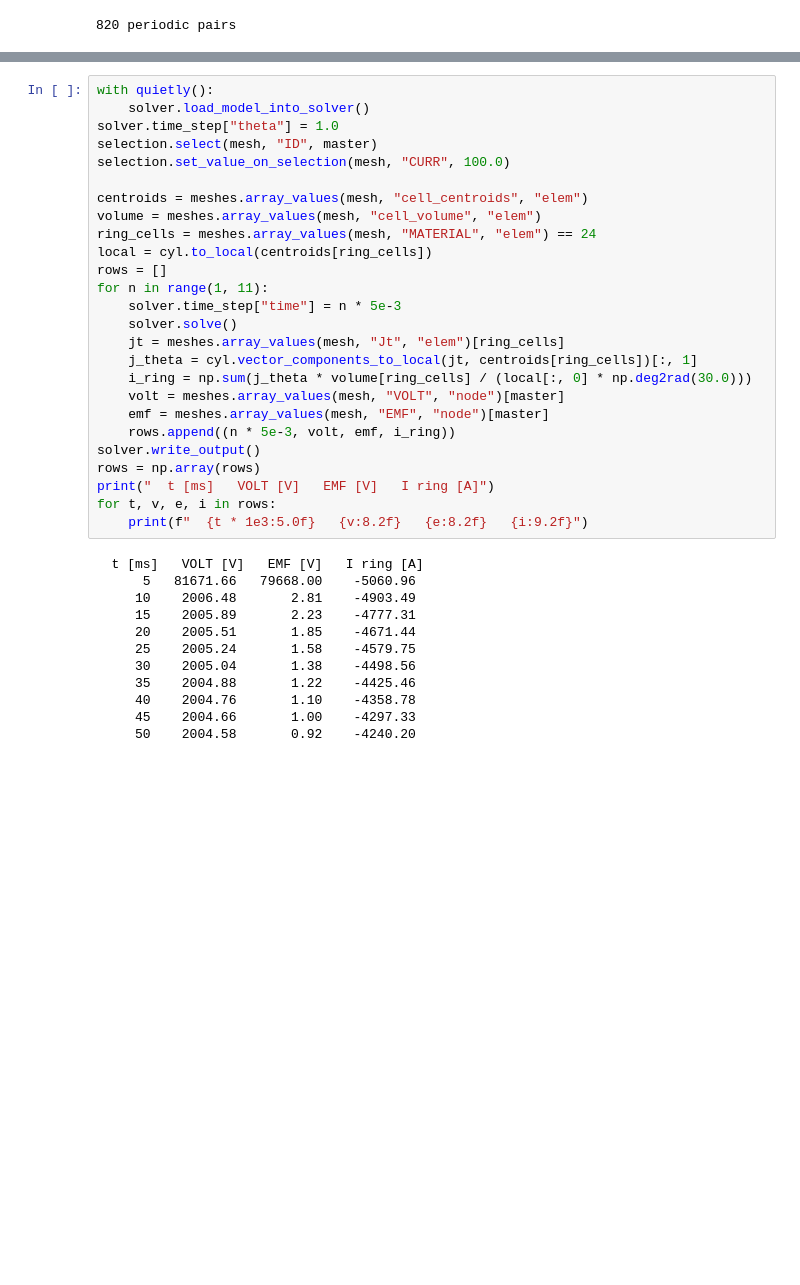
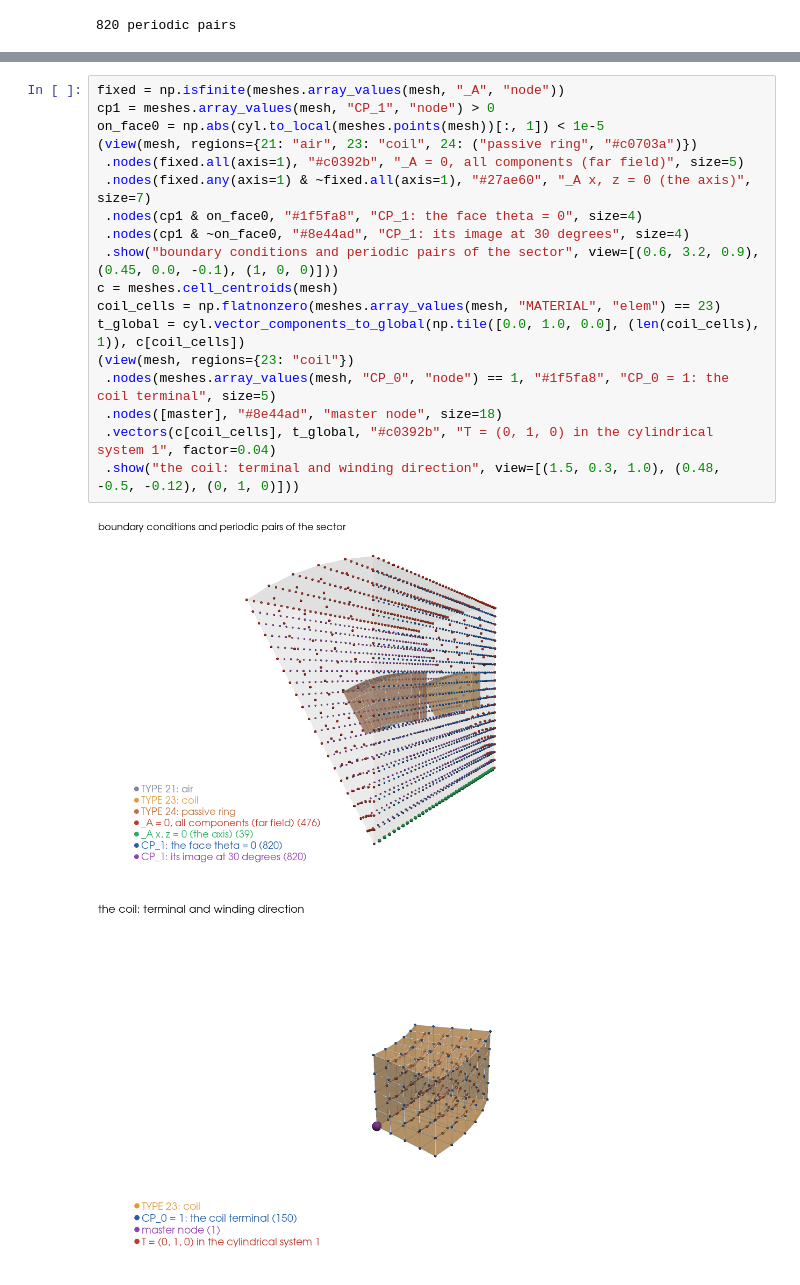
Before and after one commit to AlbertoBittes/pyTEC3D, a Jupyter notebook: docs/tutorials/tutorial_coil_3d_sector.ipynb, the cells around one changed output, grey strips where cells are left out. Cells and saved outputs as stored; diff of their text form; blank space fills up the shorter version.

```diff
--- a/docs/tutorials/tutorial_coil_3d_sector.ipynb
+++ b/docs/tutorials/tutorial_coil_3d_sector.ipynb
@@ -111,39 +111,22 @@ the 30 degrees).
 # %%
-with quietly():
-    solver.load_model_into_solver()
-solver.time_step["theta"] = 1.0
-selection.select(mesh, "ID", master)
-selection.set_value_on_selection(mesh, "CURR", 100.0)
-
-centroids = meshes.array_values(mesh, "cell_centroids", "elem")
-volume = meshes.array_values(mesh, "cell_volume", "elem")
-ring_cells = meshes.array_values(mesh, "MATERIAL", "elem") == 24
-local = cyl.to_local(centroids[ring_cells])
-rows = []
-for n in range(1, 11):
-    solver.time_step["time"] = n * 5e-3
-    solver.solve()
-    jt = meshes.array_values(mesh, "Jt", "elem")[ring_cells]
-    j_theta = cyl.vector_components_to_local(jt, centroids[ring_cells])[:, 1]
-    i_ring = np.sum(j_theta * volume[ring_cells] / (local[:, 0] * np.deg2rad(30.0)))
-    volt = meshes.array_values(mesh, "VOLT", "node")[master]
-    emf = meshes.array_values(mesh, "EMF", "node")[master]
-    rows.append((n * 5e-3, volt, emf, i_ring))
-solver.write_output()
-rows = np.array(rows)
-print("  t [ms]   VOLT [V]   EMF [V]   I ring [A]")
-for t, v, e, i in rows:
-    print(f"  {t * 1e3:5.0f}   {v:8.2f}   {e:8.2f}   {i:9.2f}")
+fixed = np.isfinite(meshes.array_values(mesh, "_A", "node"))
+cp1 = meshes.array_values(mesh, "CP_1", "node") > 0
+on_face0 = np.abs(cyl.to_local(meshes.points(mesh))[:, 1]) < 1e-5
+(view(mesh, regions={21: "air", 23: "coil", 24: ("passive ring", "#c0703a")})
+ .nodes(fixed.all(axis=1), "#c0392b", "_A = 0, all components (far field)", size=5)
+ .nodes(fixed.any(axis=1) & ~fixed.all(axis=1), "#27ae60", "_A x, z = 0 (the axis)", size=7)
+ .nodes(cp1 & on_face0, "#1f5fa8", "CP_1: the face theta = 0", size=4)
+ .nodes(cp1 & ~on_face0, "#8e44ad", "CP_1: its image at 30 degrees", size=4)
+ .show("boundary conditions and periodic pairs of the sector", view=[(0.6, 3.2, 0.9), (0.45, 0.0, -0.1), (1, 0, 0)]))
+c = meshes.cell_centroids(mesh)
+coil_cells = np.flatnonzero(meshes.array_values(mesh, "MATERIAL", "elem") == 23)
+t_global = cyl.vector_components_to_global(np.tile([0.0, 1.0, 0.0], (len(coil_cells), 1)), c[coil_cells])
+(view(mesh, regions={23: "coil"})
+ .nodes(meshes.array_values(mesh, "CP_0", "node") == 1, "#1f5fa8", "CP_0 = 1: the coil terminal", size=5)
+ .nodes([master], "#8e44ad", "master node", size=18)
+ .vectors(c[coil_cells], t_global, "#c0392b", "T = (0, 1, 0) in the cylindrical system 1", factor=0.04)
+ .show("the coil: terminal and winding direction", view=[(1.5, 0.3, 1.0), (0.48, -0.5, -0.12), (0, 1, 0)]))
 # %% [output]
-  t [ms]   VOLT [V]   EMF [V]   I ring [A]
-      5   81671.66   79668.00    -5060.96
-     10    2006.48       2.81    -4903.49
-     15    2005.89       2.23    -4777.31
-     20    2005.51       1.85    -4671.44
-     25    2005.24       1.58    -4579.75
-     30    2005.04       1.38    -4498.56
-     35    2004.88       1.22    -4425.46
-     40    2004.76       1.10    -4358.78
-     45    2004.66       1.00    -4297.33
-     50    2004.58       0.92    -4240.20
+[figure, added]
+[figure, added]
 # %% [markdown]
```
Also changed, not shown: parts of 9 cells of this notebook, 37 other files.
